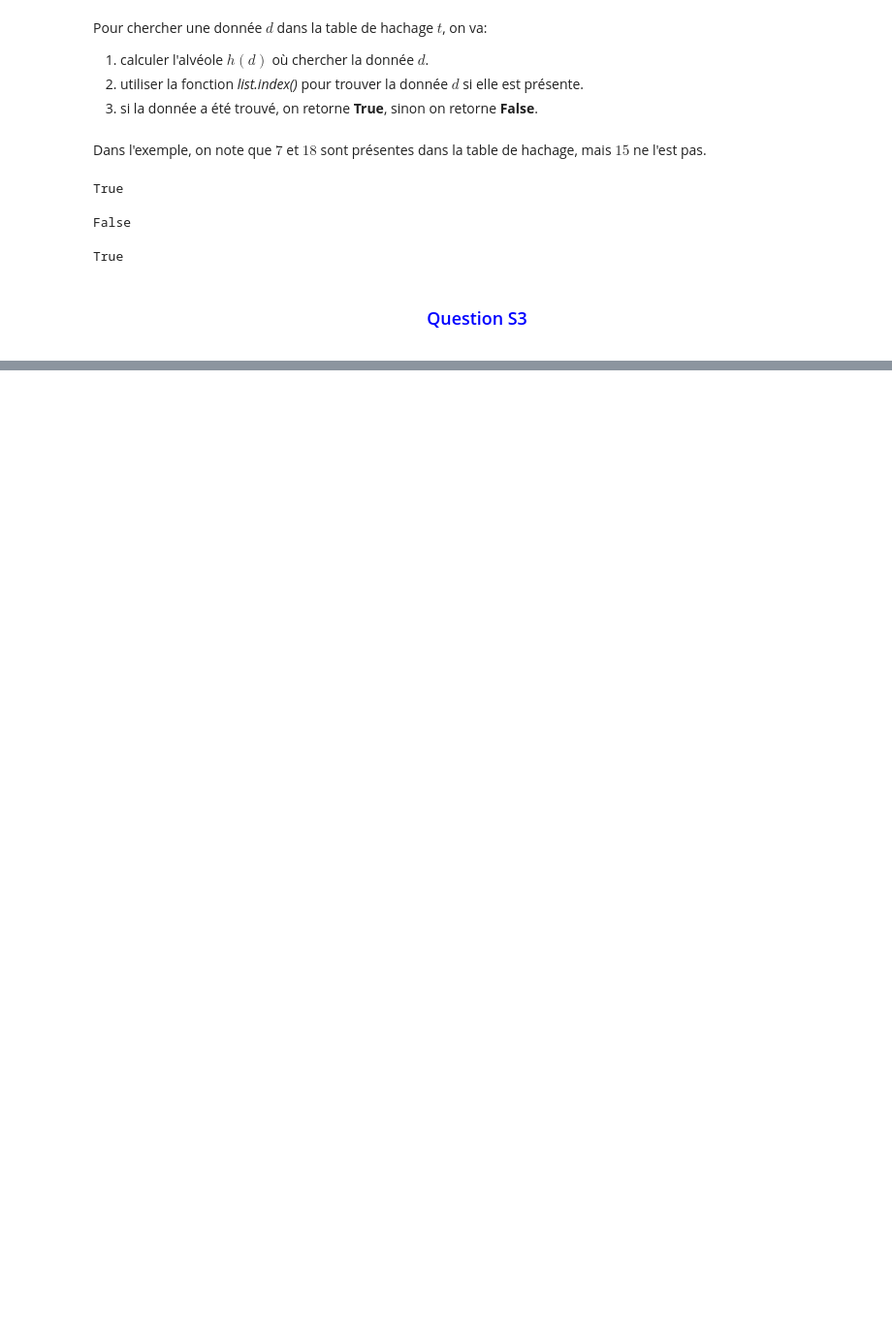
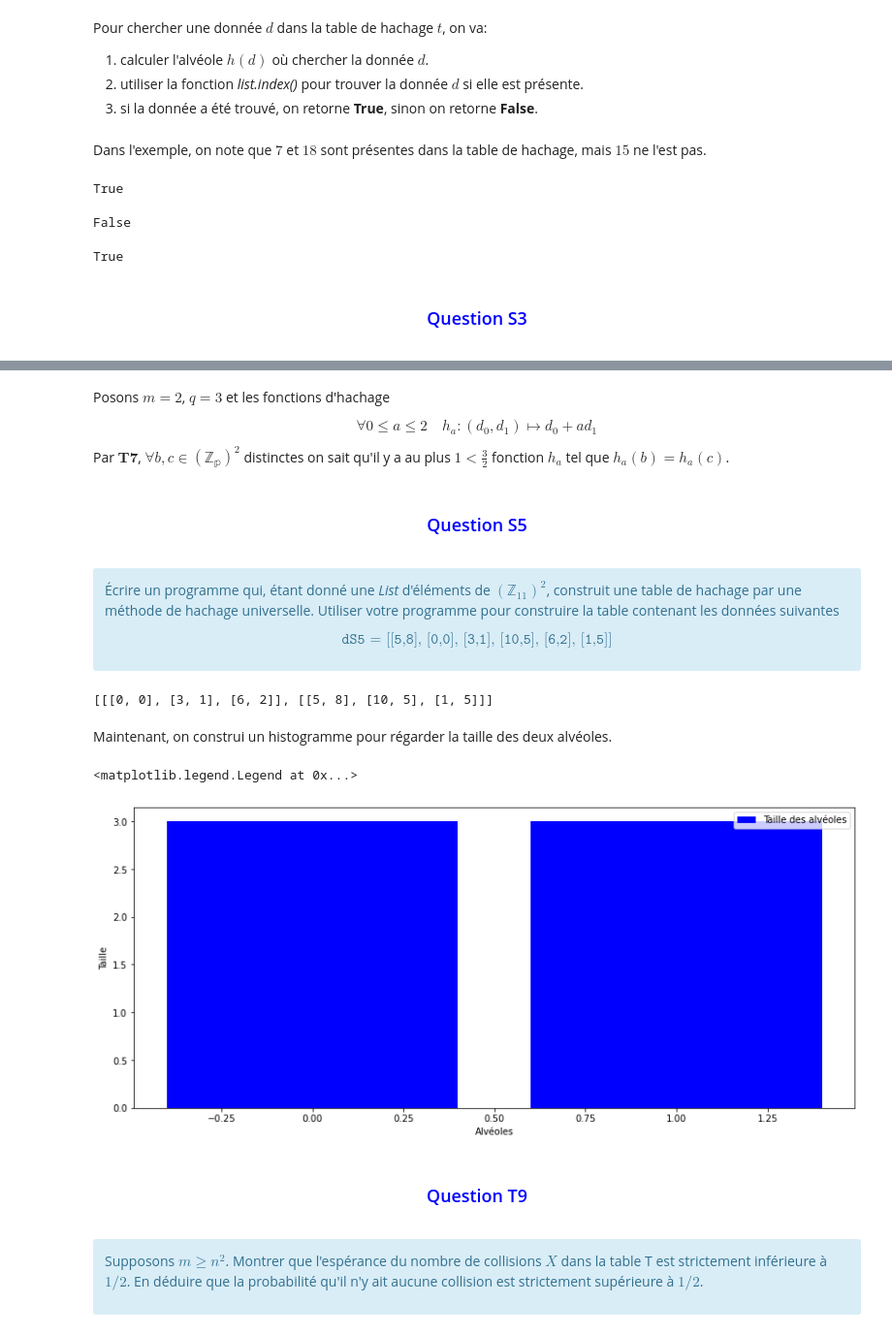
Before and after one commit to YongMOK/MAP361HashTables, a Jupyter notebook: CARVALHO_MOK_8.ipynb, the cells around one changed output, grey strips where cells are left out. Shown at 97% size. Drawn from its saved outputs; the diff is of its cells as text; code cells hidden in the pictures; blank space fills up the shorter version.

```diff
--- a/CARVALHO_MOK_8.ipynb
+++ b/CARVALHO_MOK_8.ipynb
@@ -127,0 +358,54 @@ S4
+# %% [markdown]
+Posons $m = 2$, $q = 3$ et les fonctions d'hachage
+
+$$ \forall 0 \leq a \leq 2 \quad h_a : (d_0, d_1) \mapsto d_0 + ad_1$$
+
+Par $\textbf{T7}$, $\forall b,c \in (\mathbb{Z_p})^2$ distinctes on sait qu'il y a au plus $1 < \frac{3}{2}$ fonction $h_a$ tel que $h_a(b) = h_a(c)$.
+# %% [markdown]
+<h3 align="center"> <font color='blue'>Question S5</font></h3> <a class="anchor" id="S5"></a>
+# %% [markdown]
+<div class="alert alert-block alert-info">
+
+Écrire un programme qui, étant donné une <i>List</i> d'éléments de $(\mathbb{Z}_{11})^2$, construit une table de hachage par une méthode de hachage universelle. Utiliser votre programme pour construire la table contenant les données suivantes
+
+$$ \texttt{dS5 = [[5,8], [0,0], [3,1], [10,5], [6,2], [1,5]]} $$
+
+</div>
+# %%
+#m
+nombreAlveoles = 2
+
+#Data
+ds5 = [[5,8],[0,0],[3,1],[10,5],[6,2],[1,5]]
+
+#Redefinir fonction h
+h = lambda d : ((d[0] + npr.choice(3)*d[1])%11)%nombreAlveoles
+
+tableHachage = construirTableHachage(ds5, h, nombreAlveoles)
+print(tableHachage)
+# %% [output]
+[[[0, 0], [3, 1], [6, 2]], [[5, 8], [10, 5], [1, 5]]]
+# %% [markdown]
+Maintenant, on construi un histogramme pour régarder la taille des deux alvéoles.
+# %%
+tailleAlveoles = [len(tableHachage[i]) for i in range(nombreAlveoles)]
+
+x = range(nombreAlveoles)#répresente chaque alvéole(axe x)
+y = tailleAlveoles#répresente la taille de chaque alvéole(axe y)
+
+plt.figure(figsize=(14,6))
+plt.bar(x, y, color='blue', label = 'Taille des alvéoles')
+plt.xlabel("Alvéoles")
+plt.ylabel("Taille")
+plt.legend()
+# %% [output]
+<matplotlib.legend.Legend at 0x...>
+[figure, added]
+# %% [markdown]
+<h3 align="center"> <font color='blue'>Question T9</font></h3> <a class="anchor" id="T9"></a>
+# %% [markdown]
+<div class="alert alert-block alert-info">
+
+Supposons $m \geq n^2$. Montrer que l'espérance du nombre de collisions $X$ dans la table T est strictement inférieure à $1/2$. En déduire que la probabilité qu'il n'y ait aucune collision est strictement supérieure à $1/2$.
+
+</div>
```
Also changed, not shown: parts of 62 cells of this notebook.
